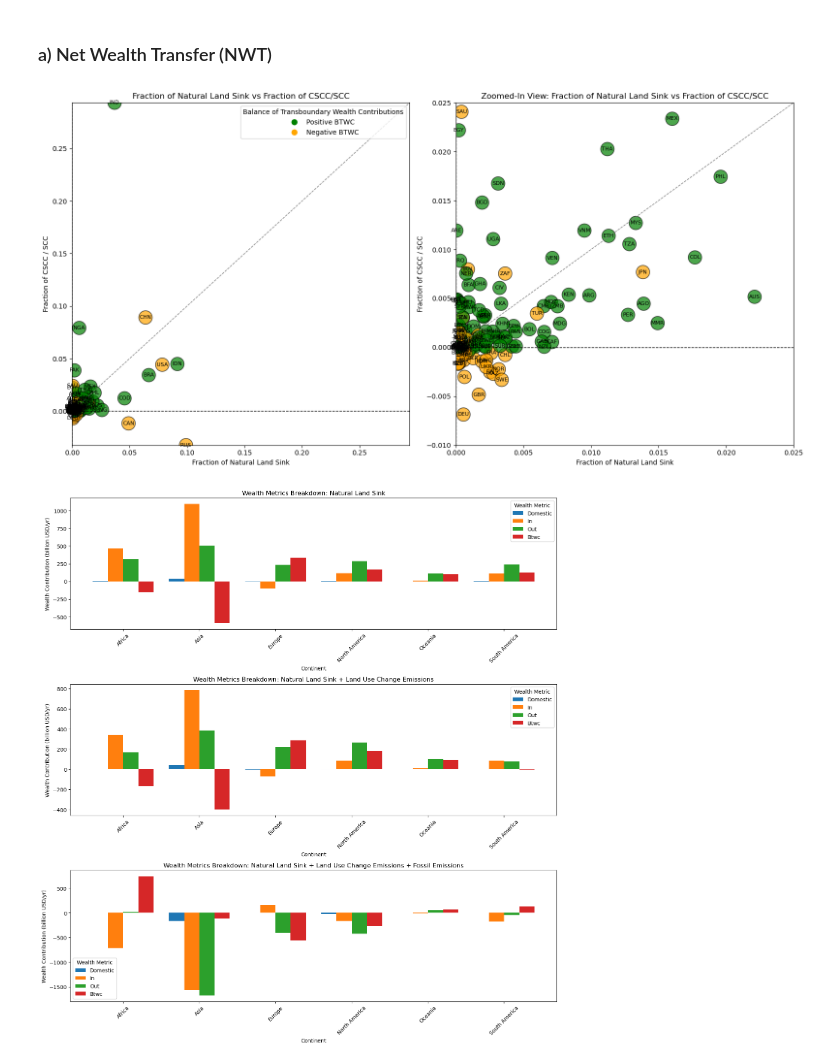
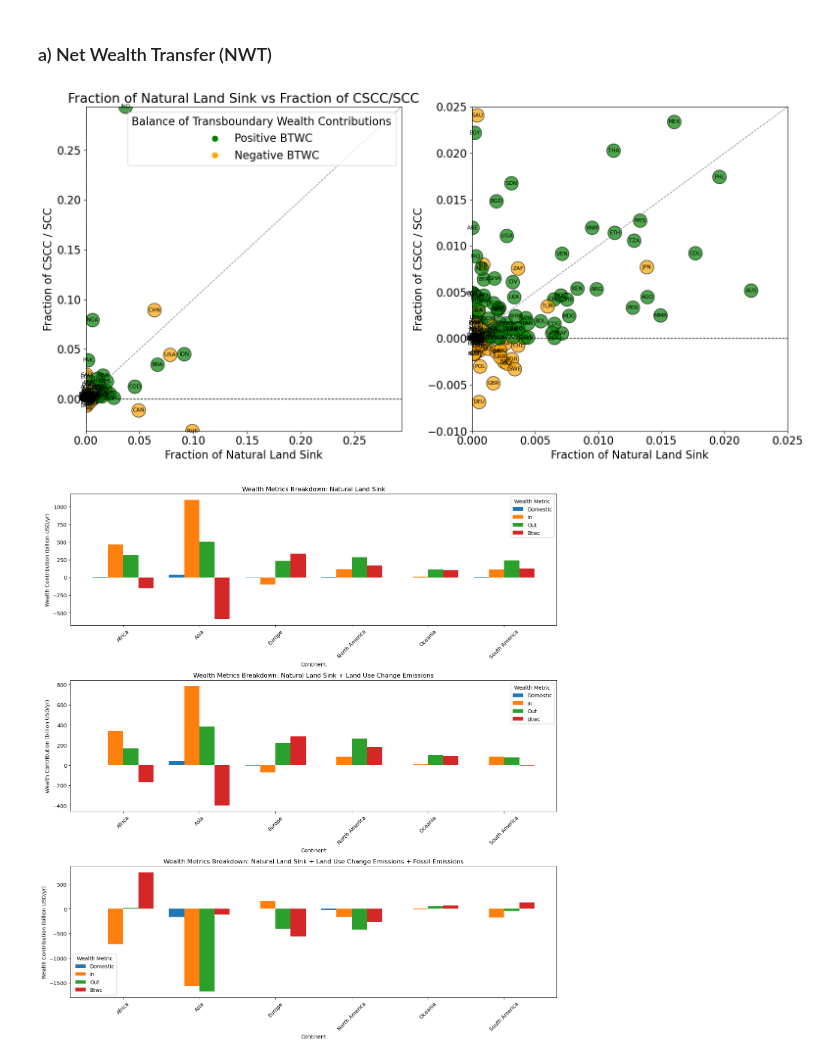
Before and after one commit to isaldiviagonzatti/landCSinkWealth, a Jupyter notebook: code/main.ipynb, the cells around one changed output. Saved outputs shown, nothing was run; the diff lists cells and outputs as text; code cells hidden in the pictures.

```diff
--- a/code/main.ipynb
+++ b/code/main.ipynb
@@ -1125,6 +1125,9 @@ sland_values = top_countries["SLAND"]  # Domestic SLAND contributions
 # Define bar width and positions
 bar_width = 0.6
 x = np.arange(len(countries))
+
+# Set global font size
+plt.rcParams.update({"font.size": 18})  # Adjust the value for desired font size
 
 # Create the plot
 fig, ax = plt.subplots(figsize=(10, 6))
@@ -1501,8 +1504,11 @@ eluc_values = country_df["ELUC"]
 efos_values = country_df["EFOS"]
 totals = country_df["Total"]
 
+# Set global font size
+plt.rcParams.update({"font.size": 18})  # Adjust the value for desired font size
+
 # Bar chart settings
-fig, ax = plt.subplots(figsize=(16, 8))
+fig, ax = plt.subplots(figsize=(15, 10))
 
 # Bar settings
 bar_width = 0.6  # Width of each bar
@@ -1593,7 +1599,7 @@ ax.plot(
 
 # Formatting
 ax.set_xticks(x)
-ax.set_xticklabels(countries, rotation=45, fontsize=10)
+ax.set_xticklabels(countries, rotation=45)
 ax.set_xlabel("Countries (ISO)")
 ax.set_ylabel("Carbon Flux (GtC/year)")
 ax.set_title("Carbon Flux Breakdown by Country (Sorted by Total Flux)")
@@ -1711,6 +1717,9 @@ world["iso"] = world["iso3"].str.upper()
 choropleth_df = world.merge(
     wealth_df[["iso", "CSCC"]], left_on="iso", right_on="iso", how="left"
 )
+
+# Set global font size
+plt.rcParams.update({"font.size": 16})  # Adjust the value for desired font size
 
 # Plot the choropleth map
 fig, ax = plt.subplots(1, 1, figsize=(15, 6))
@@ -1728,7 +1737,7 @@ choropleth = choropleth_df.plot(
 )
 
 # Add title and format
-ax.set_title("Country Social Cost of Carbon (CSCC)", fontsize=16)
+ax.set_title("Country Social Cost of Carbon (CSCC)", fontsize=18)
 ax.set_axis_off()
 
 # Show the map
@@ -1774,6 +1783,9 @@ zoom_df = plot_df[
     & (plot_df["CSCC_Fraction"] >= zoom_y_min)
     & (plot_df["CSCC_Fraction"] <= zoom_y_max)
 ]
+
+# Set global font size
+plt.rcParams.update({"font.size": 16})  # Adjust the value for desired font size
 
 # Plotting
 fig, axs = plt.subplots(1, 2, figsize=(16, 8))  # Arrange plots side by side
@@ -1867,37 +1879,35 @@ for _, row in zoom_df.iterrows():
         va="center",
     )
 
 # Add a 45° dashed line to the zoomed-in plot
 max_value_zoom = max(zoom_x_max, zoom_y_max)
 axs[1].plot(
     [0, max_value_zoom],
     [0, max_value_zoom],
     linestyle="--",
     color="gray",
     linewidth=1,
     label="45° Line",
 )
 
 # Formatting zoomed-in plot
 axs[1].set_xlim(zoom_x_min, zoom_x_max)
 axs[1].set_ylim(zoom_y_min, zoom_y_max)
 axs[1].set_xlabel("Fraction of Natural Land Sink")
 axs[1].set_ylabel("Fraction of CSCC / SCC")
-axs[1].set_title(
-    "Zoomed-In View: Fraction of Natural Land Sink vs Fraction of CSCC/SCC"
-)
+# axs[1].set_title("Zoomed-In View: Fraction of Natural Land Sink vs Fraction of CSCC/SCC")
 axs[1].axhline(
     0, color="black", linestyle="--", linewidth=1
 )  # Horizontal reference line
 axs[1].axvline(0, color="black", linestyle="--", linewidth=1)  # Vertical reference line
 
 # Adjust layout and show
 plt.tight_layout()
 # Save the plot as JPG
 plt.savefig(imgDir + "bubble_plot_side_by_side.jpg", format="jpg")
 plt.show()
 # %% [output]
-[figure, old version]
+[figure, new version]
 # %%
 # Flux descriptions (dictionary)
 flux_descriptions = {
```
Also changed, not shown: parts of 5 cells of this notebook, 6 other files.
